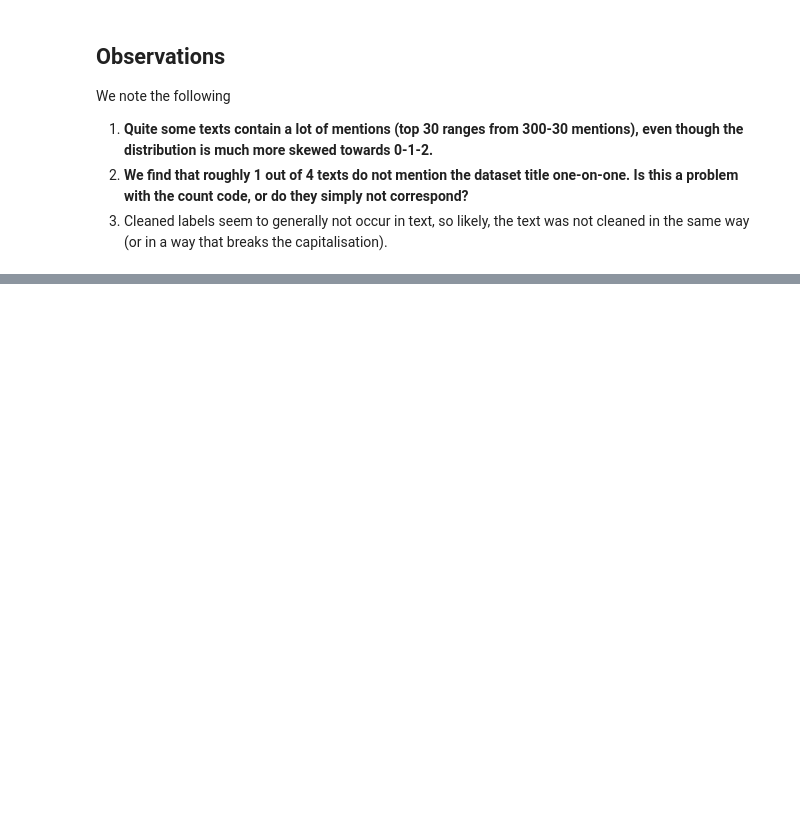
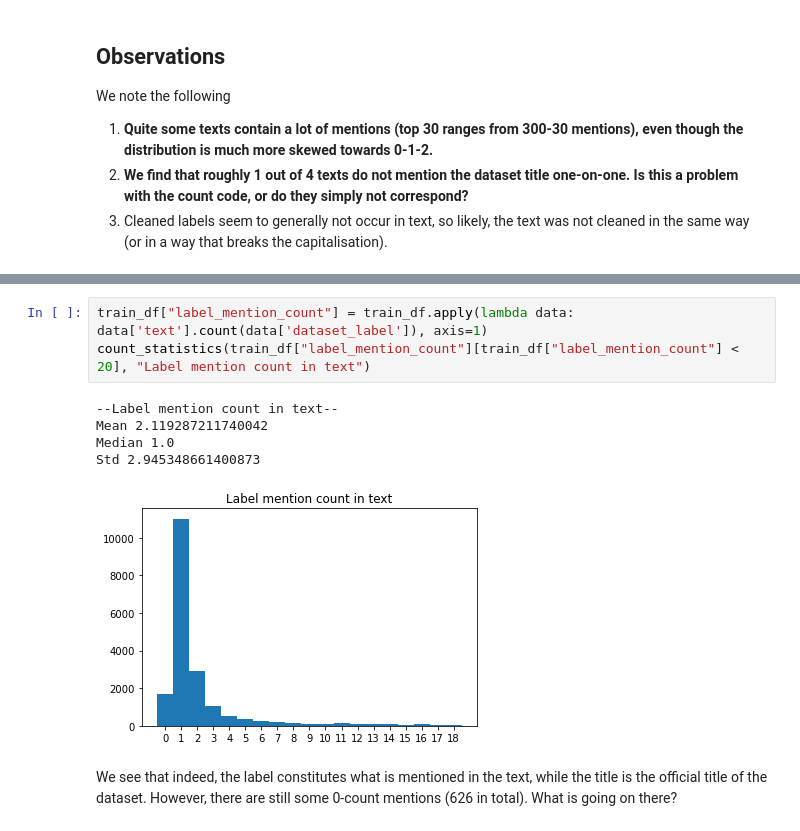
Before and after one commit to verrannt/show-us-the-data, a Jupyter notebook: src/notebooks/capitalisation_eda.ipynb, the cells around one changed output, grey strips where cells are left out. Saved outputs shown, nothing was run; the diff lists cells and outputs as text; blank space fills up the shorter version.

```diff
--- a/src/notebooks/capitalisation_eda.ipynb
+++ b/src/notebooks/capitalisation_eda.ipynb
@@ -226,0 +339,11 @@ We note the following
+# %%
+train_df["label_mention_count"] = train_df.apply(lambda data: data['text'].count(data['dataset_label']), axis=1)
+count_statistics(train_df["label_mention_count"][train_df["label_mention_count"] < 20], "Label mention count in text")
+# %% [output]
+--Label mention count in text--
+Mean 2.119287211740042
+Median 1.0
+Std 2.945348661400873
+[figure, added]
+# %% [markdown]
+We see that indeed, the label constitutes what is mentioned in the text, while the title is the official title of the dataset. However, there are still some 0-count mentions (626 in total). What is going on there?
```
Also changed, not shown: parts of 31 cells of this notebook, 2 other files.
